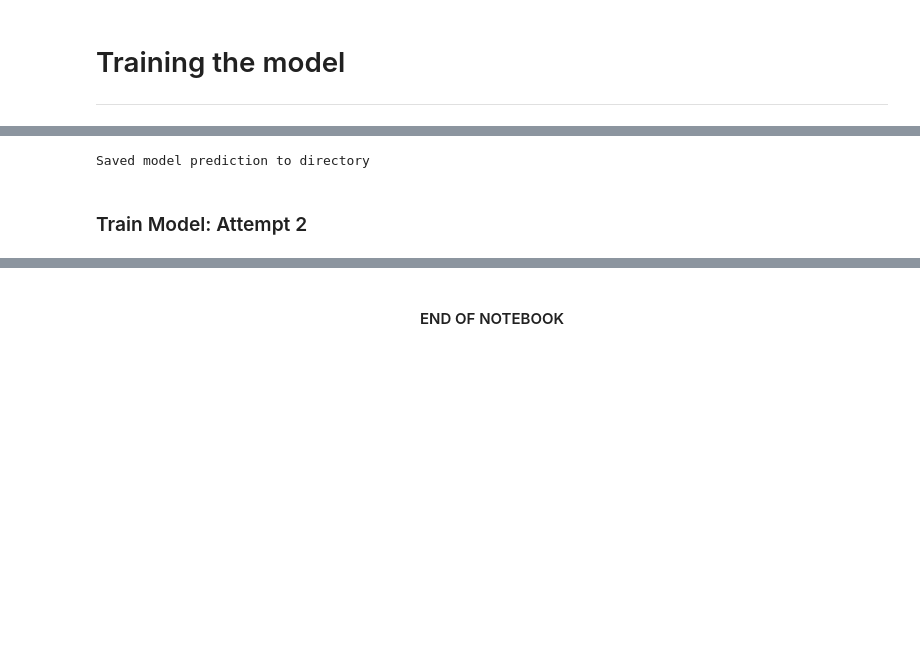
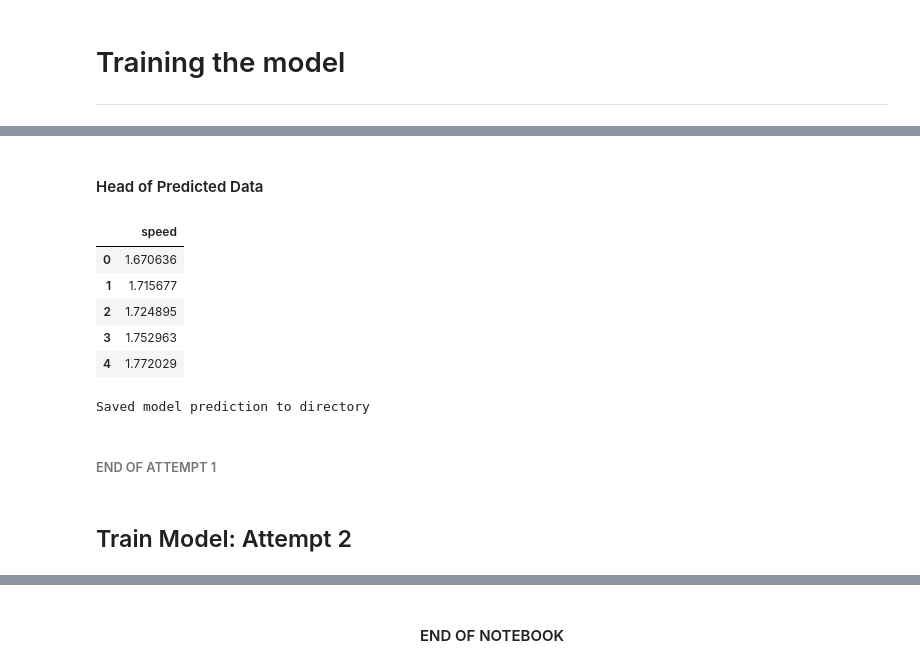
Before and after one commit to johnshields/EMT_PROJECT, a Jupyter notebook: project_files/train-model.ipynb, the cells around one changed output, grey strips where cells are left out. Drawn from its saved outputs; the diff is of its cells as text; code cells hidden in the pictures; blank space fills up the shorter version.

```diff
--- a/project_files/train-model.ipynb
+++ b/project_files/train-model.ipynb
@@ -81,10 +85,27 @@ plt.legend();
+# %% [markdown]
+#### Head of Predicted Data
+# %%
+# turn prediction 1 into data frame
+dataPredict1 = pd.DataFrame(model.predict(ppDataSet['speed']), columns=['speed'])
+
+# output head of prediction
+dataPredict1.head()
+# %% [output]
+|  | speed |
+| 0 | 1.670636 |
+| 1 | 1.715677 |
+| 2 | 1.724895 |
+| 3 | 1.752963 |
+| 4 | 1.772029 |
 # %%
 # save prediction result to a .h5 file
 model.save("data_files\mp.h5")
 print("Saved model prediction to directory")
 # %% [output]
 Saved model prediction to directory
+# %% [markdown]
+###### END OF ATTEMPT  1
 # %% [markdown]
-### Train Model: Attempt 2
+## Train Model: Attempt 2
 # %%
 # dataset as numpy arrays
```
Also changed, not shown: parts of 20 cells of this notebook, 4 other files.
